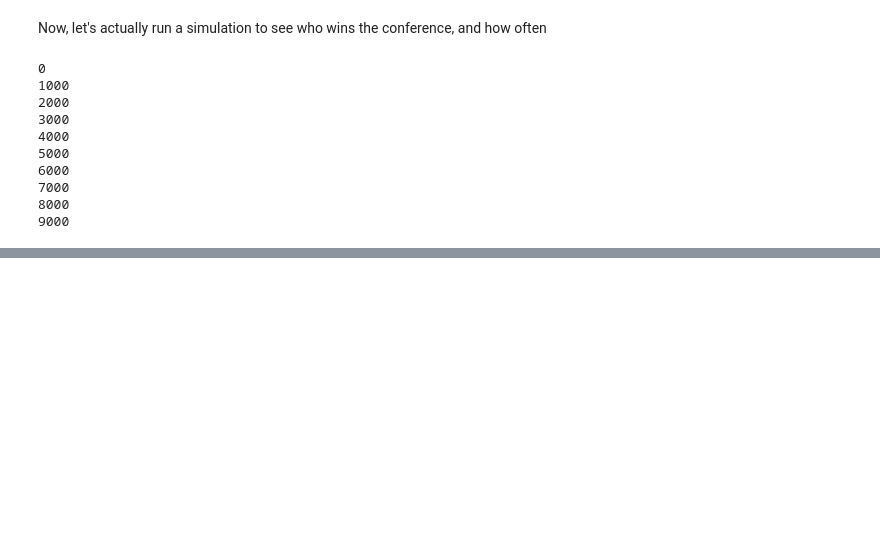
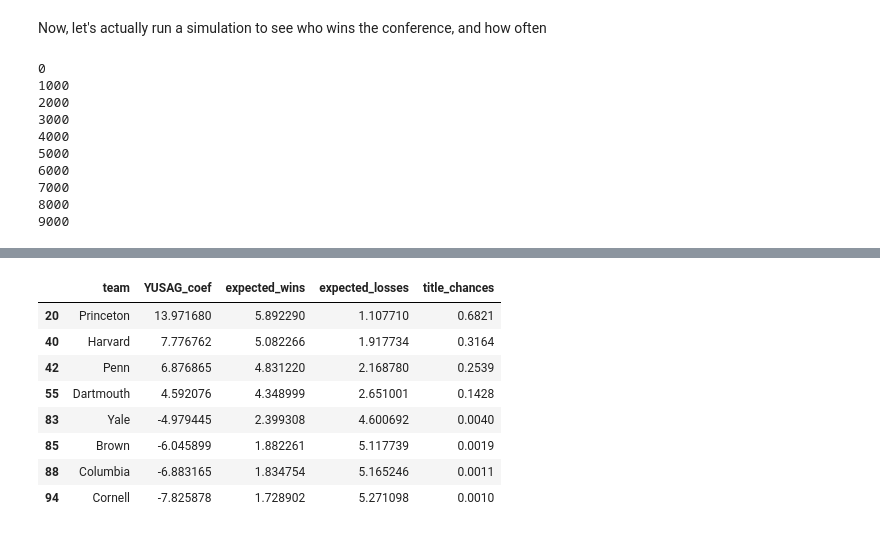
Before and after one commit to mc-robinson/YUSAG_football_model, a Jupyter notebook: YUSAG_FCS_football_linear_model.ipynb, the cells around one changed output, grey strips where cells are left out. Cells and saved outputs as stored; diff of their text form; code cells hidden in the pictures; blank space fills up the shorter version.

Commit message:
added title odds to ivy df

```diff
--- a/YUSAG_FCS_football_linear_model.ipynb
+++ b/YUSAG_FCS_football_linear_model.ipynb
@@ -712,0 +723,22 @@ plt.show()
+# %%
+# add record and title chances to df
+ivy_ranked_team_df['expected_wins'] = 0
+ivy_ranked_team_df['expected_losses'] = 0
+ivy_ranked_team_df['title_chances'] = 0
+for index, row in ivy_ranked_team_df.iterrows():
+    team = row['team']
+    ivy_ranked_team_df.loc[index,'expected_wins'] = ivy_records_dict[team]
+    ivy_ranked_team_df.loc[index,'expected_losses'] = 7 - ivy_records_dict[team]
+    ivy_ranked_team_df.loc[index,'title_chances'] = ivy_titles_dict[team]/10000.0
+# %%
+ivy_ranked_team_df
+# %% [output]
+|  | team | YUSAG_coef | expected_wins | expected_losses | title_chances |
+| 20 | Princeton | 13.971680 | 5.892290 | 1.107710 | 0.6821 |
+| 40 | Harvard | 7.776762 | 5.082266 | 1.917734 | 0.3164 |
+| 42 | Penn | 6.876865 | 4.831220 | 2.168780 | 0.2539 |
+| 55 | Dartmouth | 4.592076 | 4.348999 | 2.651001 | 0.1428 |
+| 83 | Yale | -4.979445 | 2.399308 | 4.600692 | 0.0040 |
+| 85 | Brown | -6.045899 | 1.882261 | 5.117739 | 0.0019 |
+| 88 | Columbia | -6.883165 | 1.834754 | 5.165246 | 0.0011 |
+| 94 | Cornell | -7.825878 | 1.728902 | 5.271098 | 0.0010 |
```
Also changed, not shown: parts of 8 cells of this notebook.
